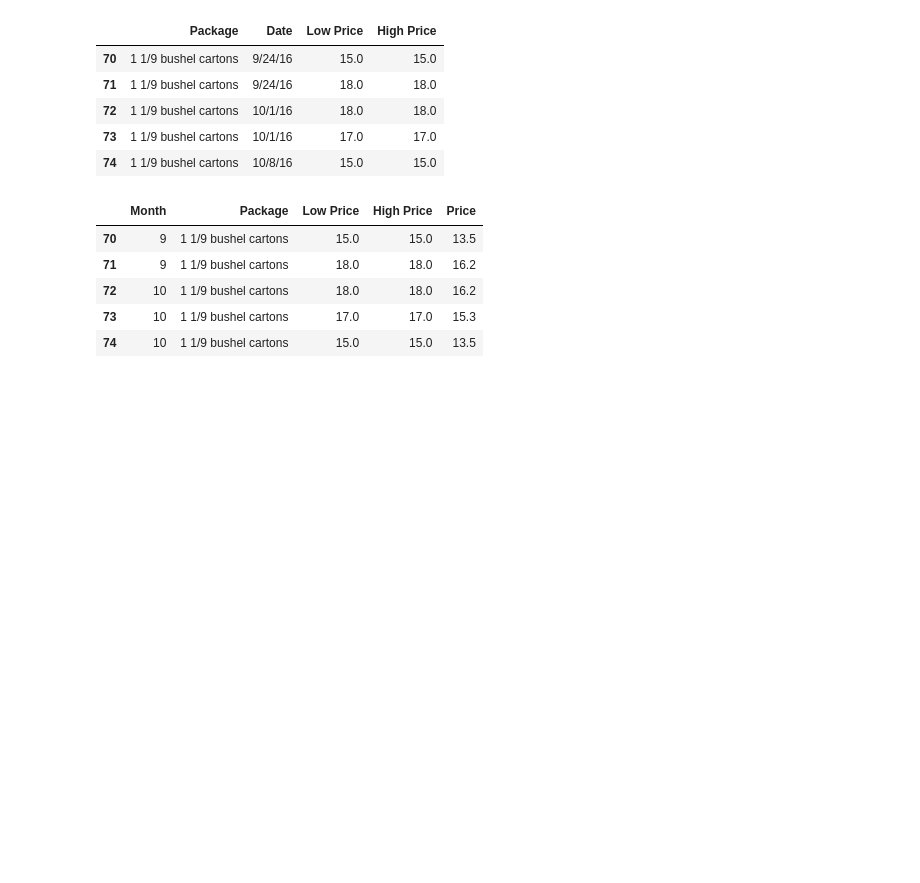
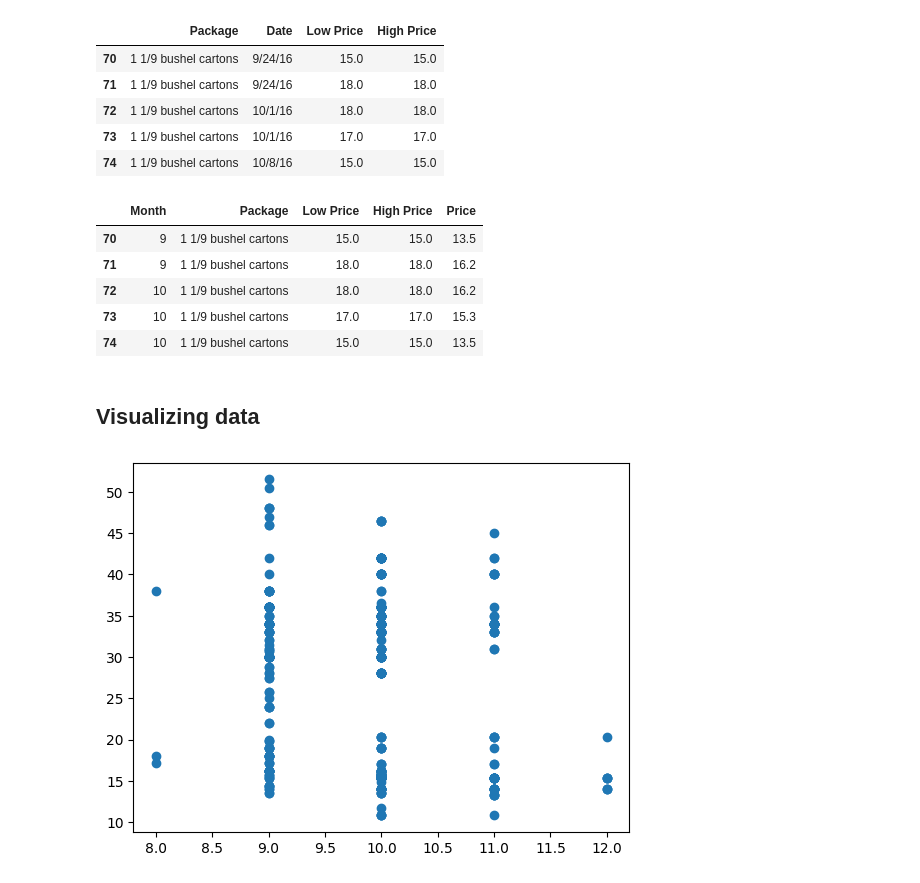
Before and after one commit to epignot/ML-For-Beginners, a Jupyter notebook: 2-Regression/2-Data/notebook.ipynb, the cells around one changed output. Drawn from its saved outputs; the diff is of its cells as text; code cells hidden in the pictures; blank space fills up the shorter version.

```diff
--- a/2-Regression/2-Data/notebook.ipynb
+++ b/2-Regression/2-Data/notebook.ipynb
@@ -70,3 +72,15 @@ new_pumpkins.head()
 | 72 | 10 | 1 1/9 bushel cartons | 18.0 | 18.0 | 16.2 |
 | 73 | 10 | 1 1/9 bushel cartons | 17.0 | 17.0 | 15.3 |
 | 74 | 10 | 1 1/9 bushel cartons | 15.0 | 15.0 | 13.5 |
+# %% [markdown]
+## Visualizing data
+# %%
+import matplotlib.pyplot as plt
+
+price = new_pumpkins.Price
+month = new_pumpkins.Month
+
+plt.scatter(x=month, y=price)
+plt.show()
+# %% [output]
+[figure, added]
```
Also changed, not shown: parts of 2 cells of this notebook, 5 other files.
